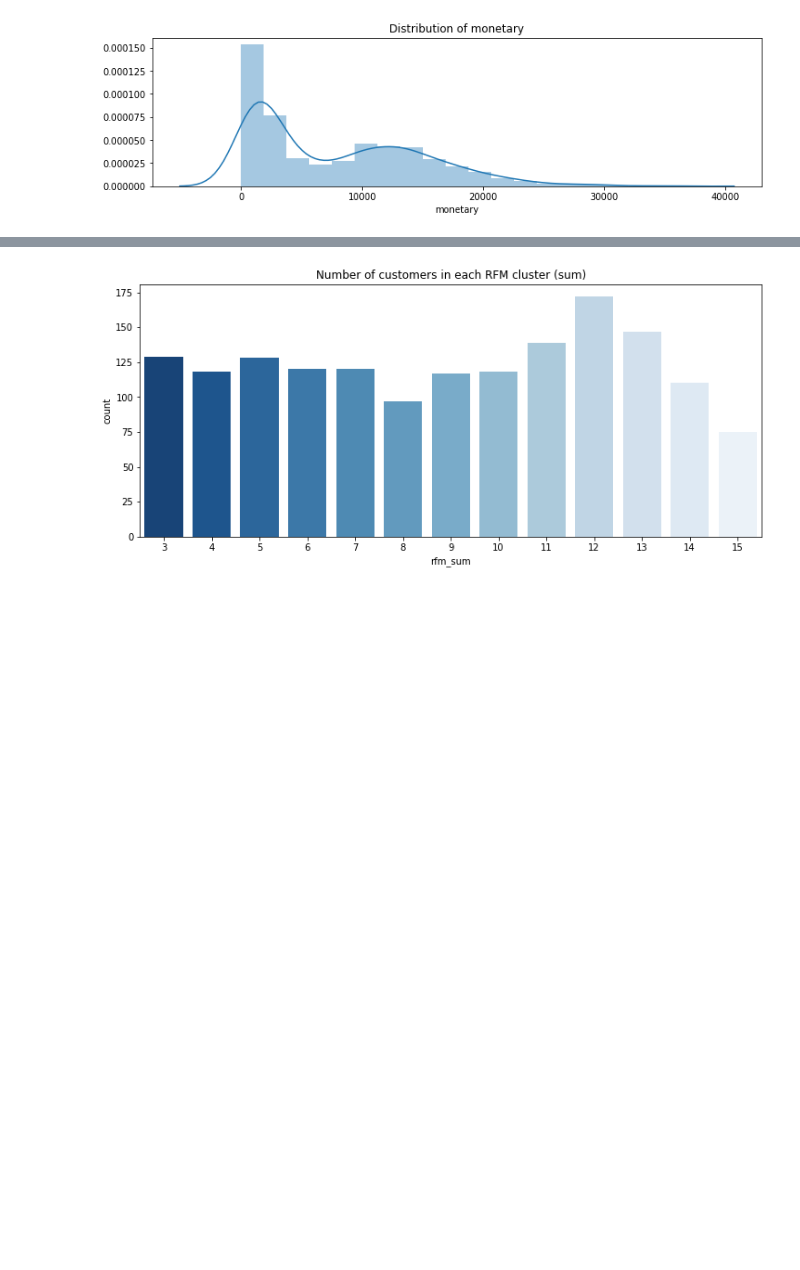
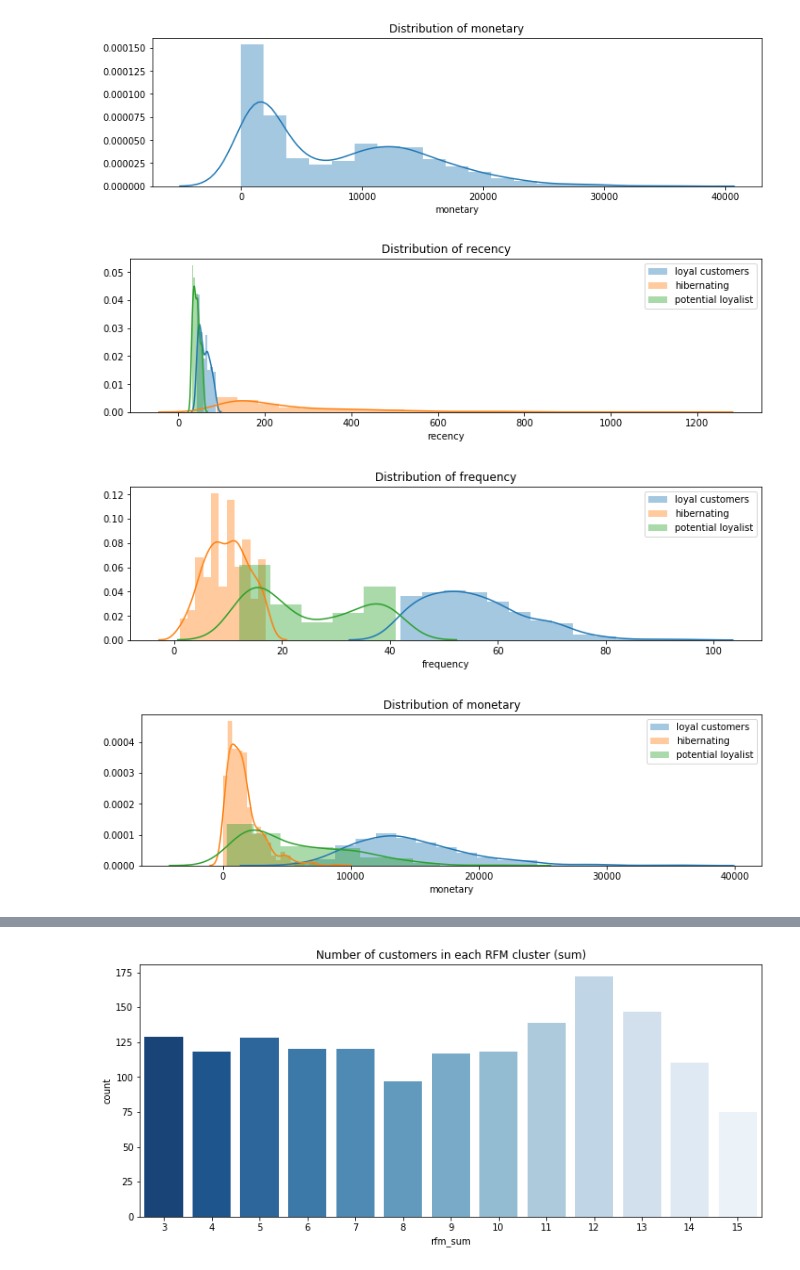
Before and after one commit to klaudia-nazarko/rfm-analysis-python, a Jupyter notebook: rfm_analysis_python.ipynb, the cells around one changed output, grey strips where cells are left out. Saved outputs shown, nothing was run; the diff lists cells and outputs as text; code cells hidden in the pictures; blank space fills up the shorter version.

Commit message:
describe distribution charts

```diff
--- a/rfm_analysis_python.ipynb
+++ b/rfm_analysis_python.ipynb
@@ -118,6 +124,20 @@ for col in colnames:
 [figure]
 [figure]
 [figure]
+# %%
+segments = ['loyal customers', 'hibernating', 'potential loyalist']
+
+for col in colnames:
+    fig, ax = plt.subplots(figsize=(12,3))
+    for segment in segments:
+        sns.distplot(df_rfm[df_rfm['rfm_label']==segment][col], label=segment)
+    ax.set_title('Distribution of %s' % col)
+    plt.legend()
+    plt.show()
+# %% [output]
+[figure, added]
+[figure, added]
+[figure, added]
 # %%
 df_rfm.head()
 # %% [output]
```
Also changed, not shown: parts of 2 cells of this notebook.
